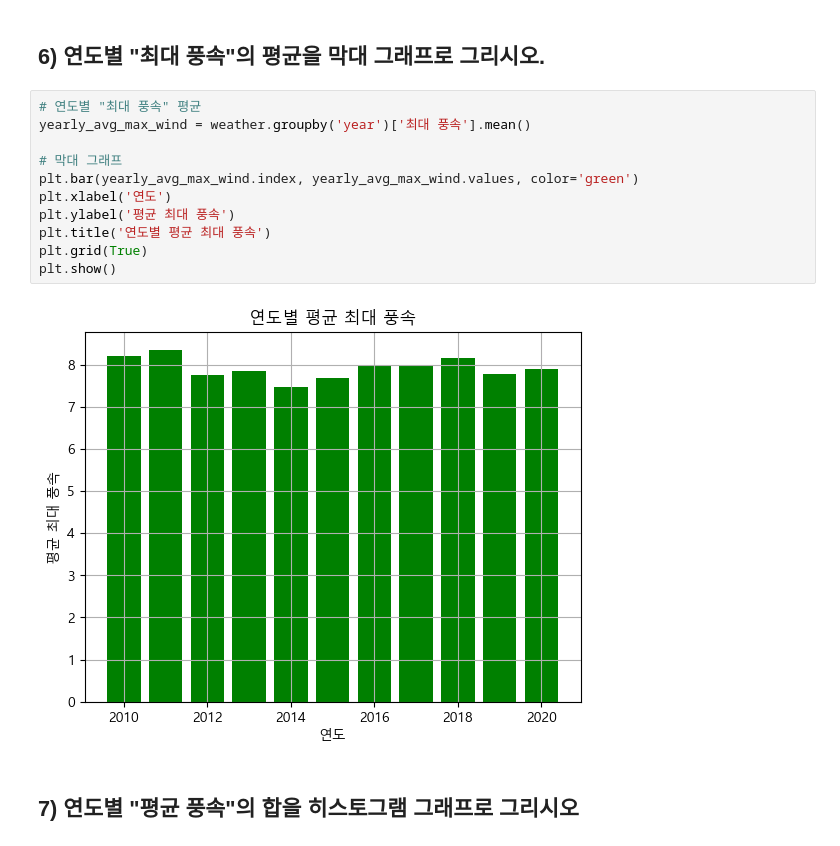
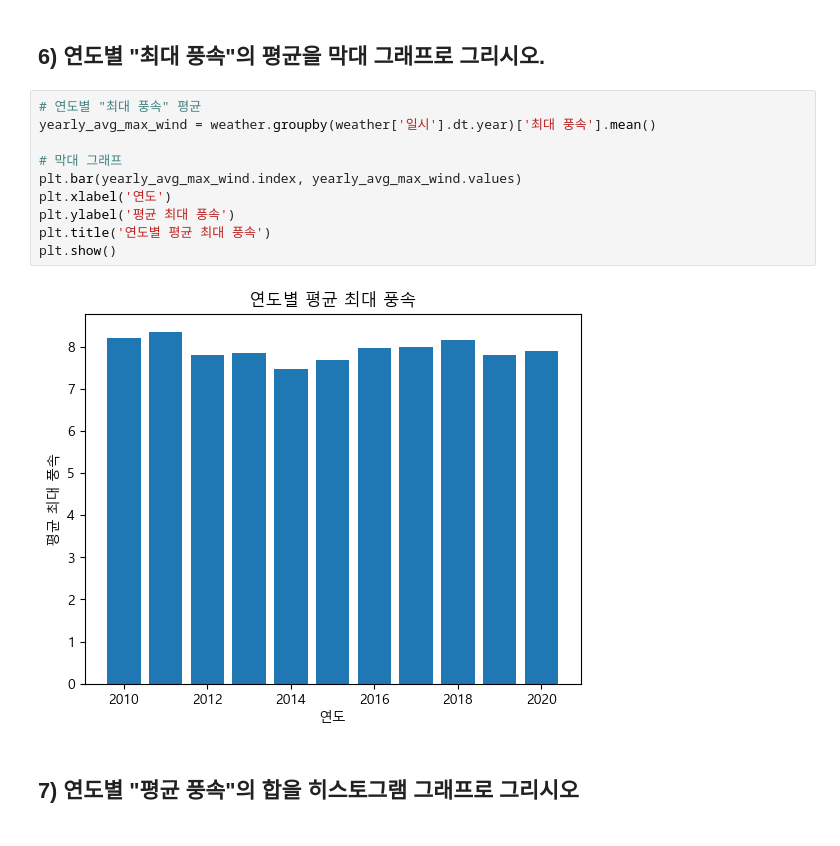
Before and after one commit to Agayeon/python_basic, a Jupyter notebook: time_series_class_5_9.ipynb, the cells around one changed output. Saved outputs shown, nothing was run; the diff lists cells and outputs as text.

```diff
--- a/time_series_class_5_9.ipynb
+++ b/time_series_class_5_9.ipynb
@@ -359,16 +376,15 @@ plt.show()
 ## 6) 연도별 "최대 풍속"의 평균을 막대 그래프로 그리시오.
 # %%
 # 연도별 "최대 풍속" 평균
-yearly_avg_max_wind = weather.groupby('year')['최대 풍속'].mean()
+yearly_avg_max_wind = weather.groupby(weather['일시'].dt.year)['최대 풍속'].mean()
 
 # 막대 그래프
-plt.bar(yearly_avg_max_wind.index, yearly_avg_max_wind.values, color='green')
+plt.bar(yearly_avg_max_wind.index, yearly_avg_max_wind.values)
 plt.xlabel('연도')
 plt.ylabel('평균 최대 풍속')
 plt.title('연도별 평균 최대 풍속')
-plt.grid(True)
 plt.show()
 # %% [output]
-[figure, old version]
+[figure, new version]
 # %% [markdown]
 ## 7) 연도별 "평균 풍속"의 합을 히스토그램 그래프로 그리시오
```
Also changed, not shown: parts of 29 cells of this notebook, 4 other files.
